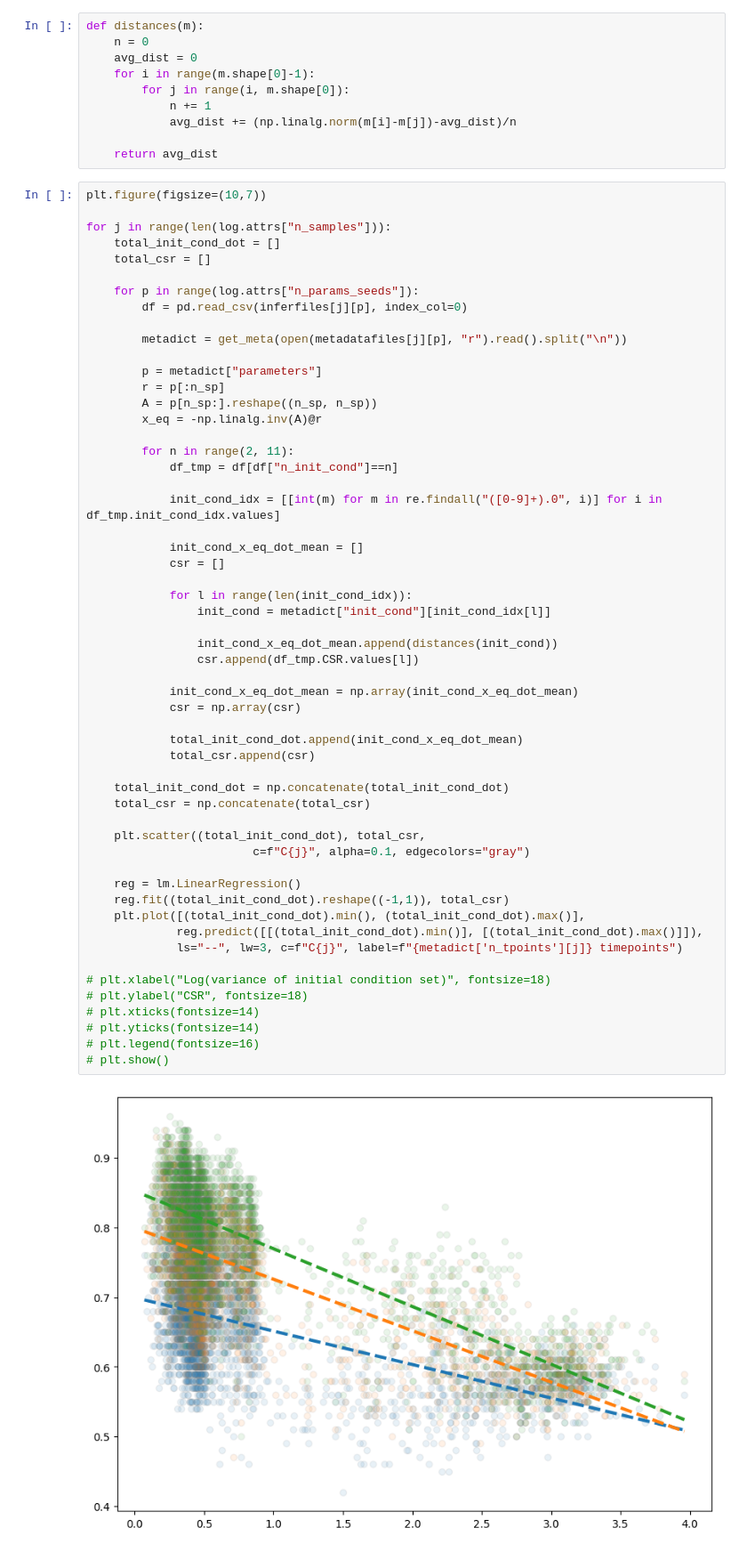
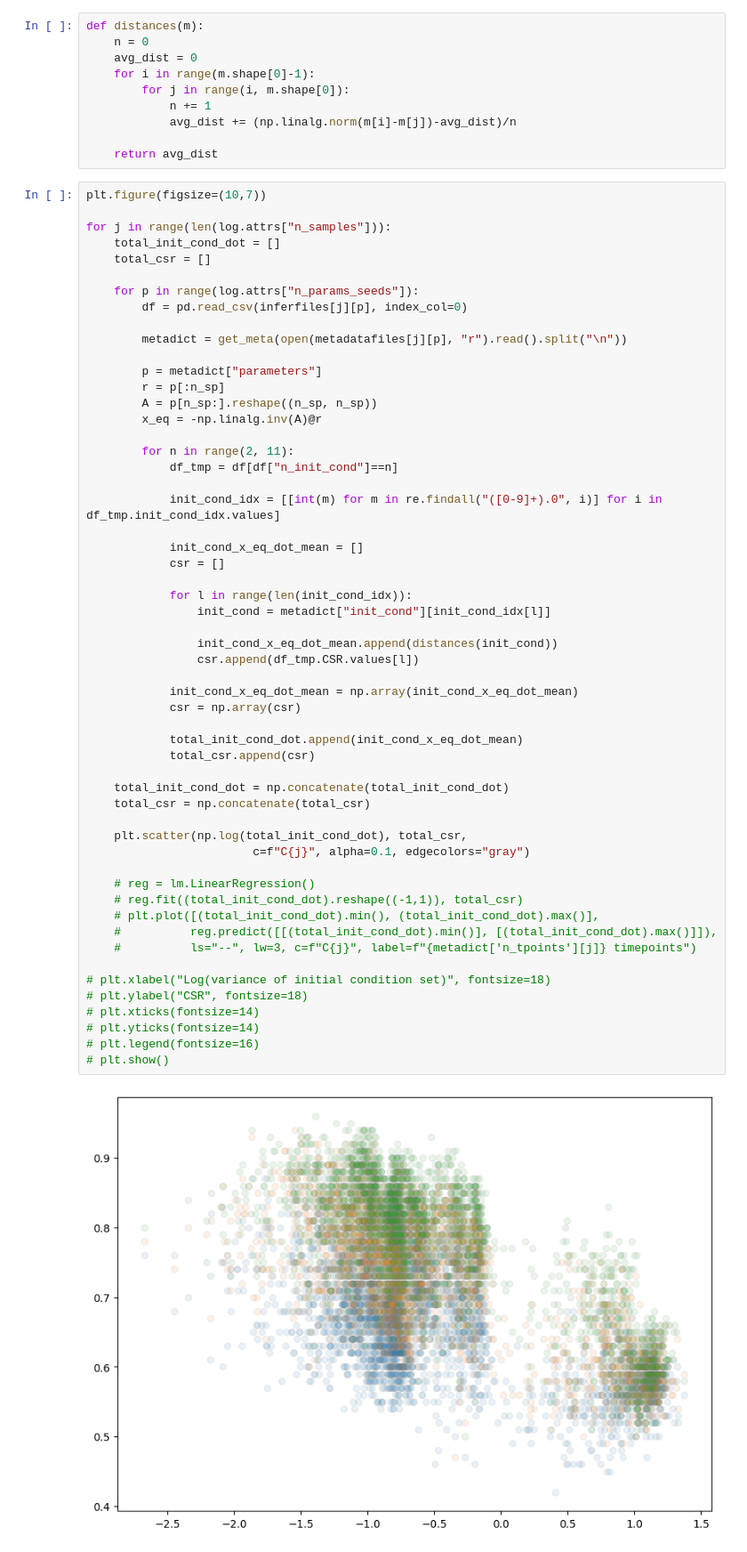
Before and after one commit to joaovaleriano/gLV_OED, a Jupyter notebook: notebooks/analysis_all_perturb.ipynb, the cells around one changed output. Shown at 89% size. Saved outputs shown, nothing was run; the diff lists cells and outputs as text.

```diff
--- a/notebooks/analysis_all_perturb.ipynb
+++ b/notebooks/analysis_all_perturb.ipynb
@@ -299,40 +299,40 @@ for j in range(len(log.attrs["n_samples"])):
             init_cond_idx = [[int(m) for m in re.findall("([0-9]+).0", i)] for i in df_tmp.init_cond_idx.values]
 
             init_cond_x_eq_dot_mean = []
             csr = []
 
             for l in range(len(init_cond_idx)):
                 init_cond = metadict["init_cond"][init_cond_idx[l]]
 
                 init_cond_x_eq_dot_mean.append(distances(init_cond))
                 csr.append(df_tmp.CSR.values[l])
 
             init_cond_x_eq_dot_mean = np.array(init_cond_x_eq_dot_mean)
             csr = np.array(csr)
 
             total_init_cond_dot.append(init_cond_x_eq_dot_mean)
             total_csr.append(csr)
 
     total_init_cond_dot = np.concatenate(total_init_cond_dot)
     total_csr = np.concatenate(total_csr)
 
-    plt.scatter((total_init_cond_dot), total_csr,
+    plt.scatter(np.log(total_init_cond_dot), total_csr,
                         c=f"C{j}", alpha=0.1, edgecolors="gray")
 
-    reg = lm.LinearRegression()
-    reg.fit((total_init_cond_dot).reshape((-1,1)), total_csr)
-    plt.plot([(total_init_cond_dot).min(), (total_init_cond_dot).max()],
-             reg.predict([[(total_init_cond_dot).min()], [(total_init_cond_dot).max()]]),
-             ls="--", lw=3, c=f"C{j}", label=f"{metadict['n_tpoints'][j]} timepoints")
+    # reg = lm.LinearRegression()
+    # reg.fit((total_init_cond_dot).reshape((-1,1)), total_csr)
+    # plt.plot([(total_init_cond_dot).min(), (total_init_cond_dot).max()],
+    #          reg.predict([[(total_init_cond_dot).min()], [(total_init_cond_dot).max()]]),
+    #          ls="--", lw=3, c=f"C{j}", label=f"{metadict['n_tpoints'][j]} timepoints")
 
 # plt.xlabel("Log(variance of initial condition set)", fontsize=18)
 # plt.ylabel("CSR", fontsize=18)
 # plt.xticks(fontsize=14)
 # plt.yticks(fontsize=14)
 # plt.legend(fontsize=16)
 # plt.show()
 # %% [output]
-[figure, old version]
+[figure, new version]
 # %%
 plt.figure(figsize=(10,7))
 
```
Also changed, not shown: parts of 1 cell of this notebook, 5 other files.
